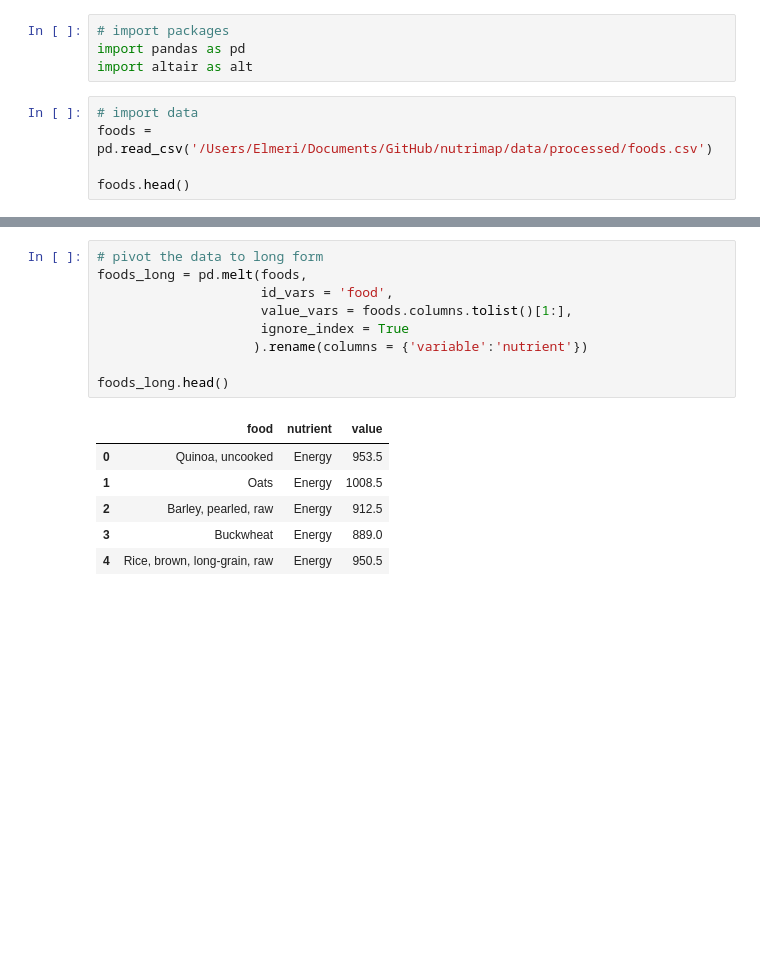
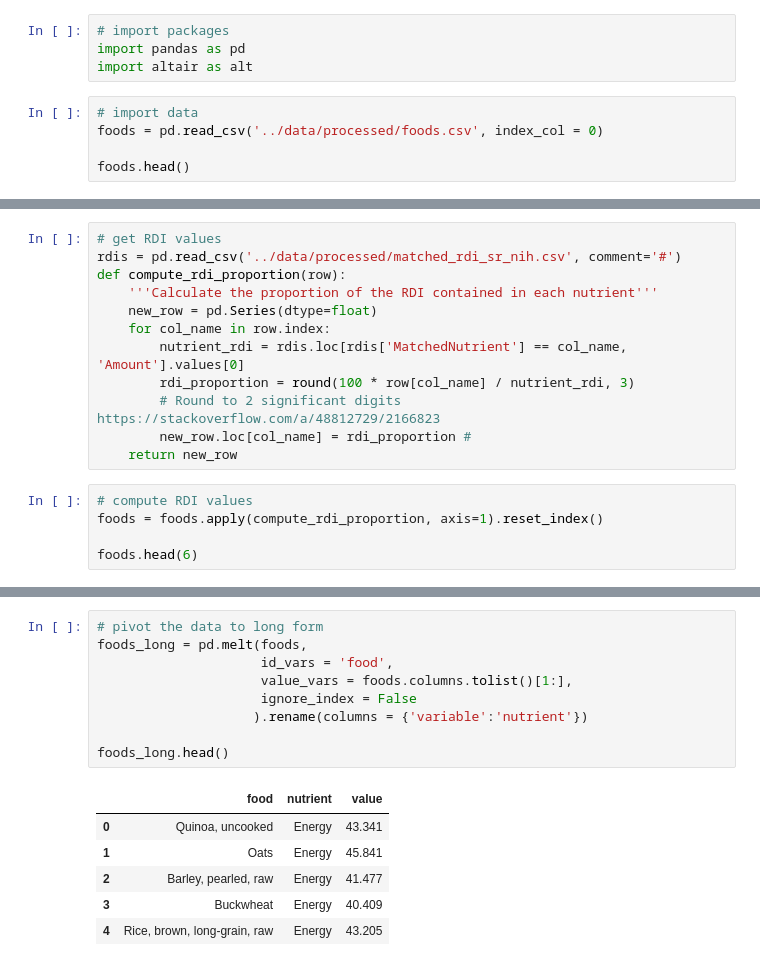
Before and after one commit to joelostblom/nutrimap, a Jupyter notebook: altair-panel-version/altair-heatmap.ipynb, the cells around one changed output, grey strips where cells are left out. Drawn from its saved outputs; the diff is of its cells as text; blank space fills up the shorter version.

```diff
--- a/altair-panel-version/altair-heatmap.ipynb
+++ b/altair-panel-version/altair-heatmap.ipynb
@@ -9,7 +9,7 @@ import pandas as pd
 import altair as alt
 # %%
 # import data
-foods = pd.read_csv('/Users/Elmeri/Documents/GitHub/nutrimap/data/processed/foods.csv')
+foods = pd.read_csv('../data/processed/foods.csv', index_col = 0)
 
 foods.head()
 # %% [output]
@@ -22,0 +24,17 @@ foods.head()
+# %%
+# get RDI values
+rdis = pd.read_csv('../data/processed/matched_rdi_sr_nih.csv', comment='#')
+def compute_rdi_proportion(row):
+    '''Calculate the proportion of the RDI contained in each nutrient'''
+    new_row = pd.Series(dtype=float)
+    for col_name in row.index:
+        nutrient_rdi = rdis.loc[rdis['MatchedNutrient'] == col_name, 'Amount'].values[0]
+        rdi_proportion = round(100 * row[col_name] / nutrient_rdi, 3)
+        # Round to 2 significant digits https://stackoverflow.com/a/48812729/2166823
+        new_row.loc[col_name] = rdi_proportion #
+    return new_row
+# %%
+# compute RDI values
+foods = foods.apply(compute_rdi_proportion, axis=1).reset_index()
+
+foods.head(6)
@@ -23,16 +50,16 @@ foods.head()
 # %%
 # pivot the data to long form
 foods_long = pd.melt(foods,
                      id_vars = 'food',
                      value_vars = foods.columns.tolist()[1:],
-                     ignore_index = True
+                     ignore_index = False
                     ).rename(columns = {'variable':'nutrient'})
 
 foods_long.head()
 # %% [output]
 |  | food | nutrient | value |
-| 0 | Quinoa, uncooked | Energy | 953.5 |
-| 1 | Oats | Energy | 1008.5 |
-| 2 | Barley, pearled, raw | Energy | 912.5 |
-| 3 | Buckwheat | Energy | 889.0 |
-| 4 | Rice, brown, long-grain, raw | Energy | 950.5 |
+| 0 | Quinoa, uncooked | Energy | 43.341 |
+| 1 | Oats | Energy | 45.841 |
+| 2 | Barley, pearled, raw | Energy | 41.477 |
+| 3 | Buckwheat | Energy | 40.409 |
+| 4 | Rice, brown, long-grain, raw | Energy | 43.205 |
```
Also changed, not shown: parts of 10 cells of this notebook.
